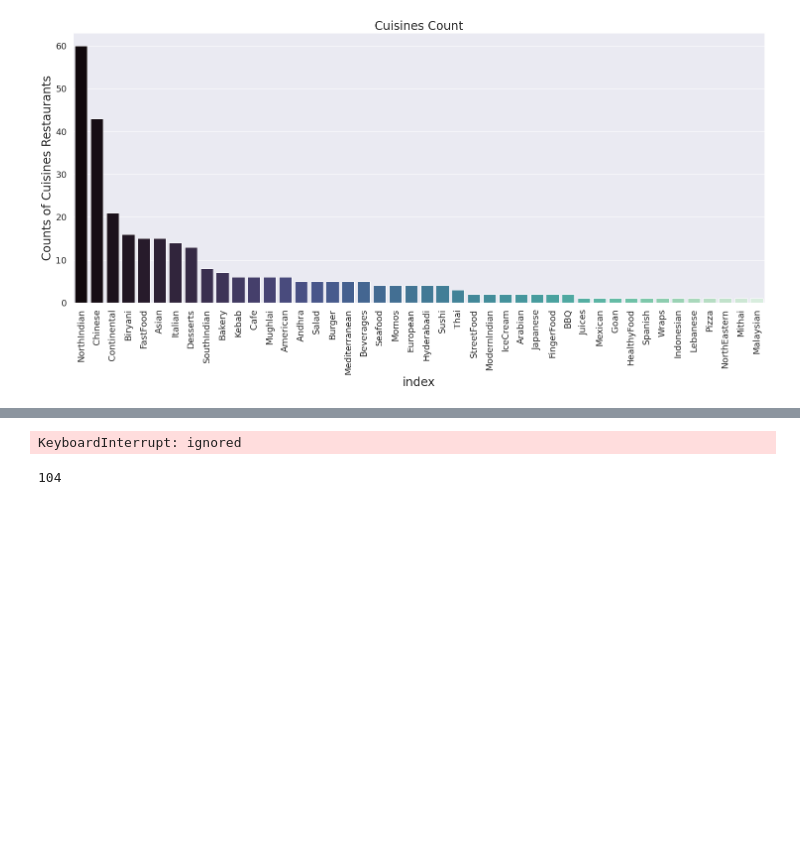
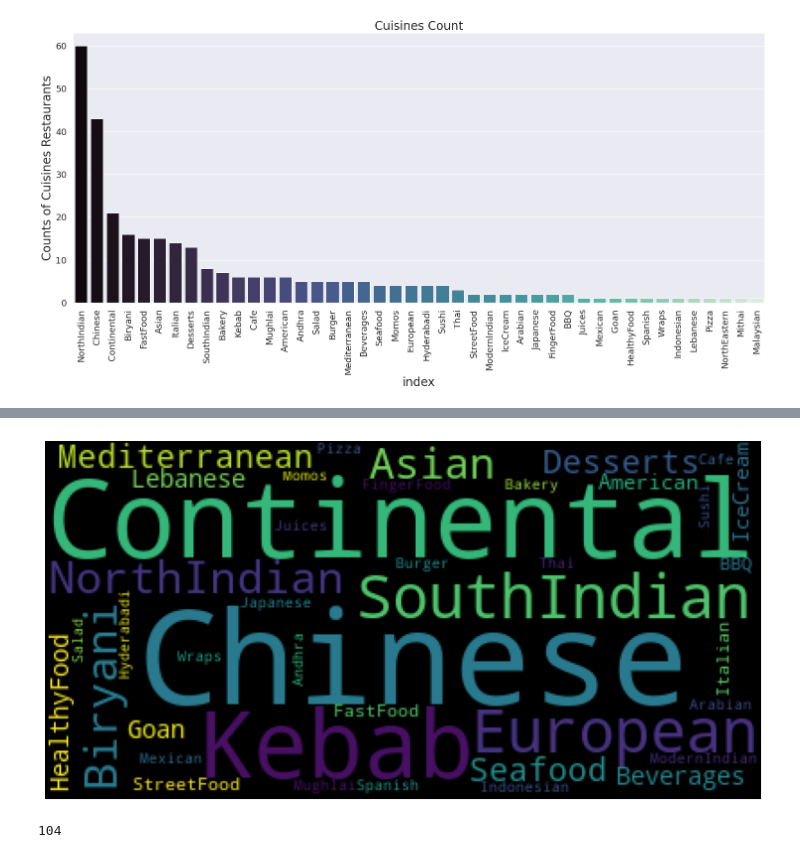
Before and after one commit to SethupathyM/Unsupervised_ML_Clustering_and_Sentiment_Analysis_Zomato_Restaurant, a Jupyter notebook: Zomato_Restaurant_Clustering_and_Sentiment_Analysis_.ipynb, the cells around one changed output, grey strips where cells are left out. Saved outputs shown, nothing was run; the diff lists cells and outputs as text; code cells hidden in the pictures; blank space fills up the shorter version.

```diff
--- a/Zomato_Restaurant_Clustering_and_Sentiment_Analysis_.ipynb
+++ b/Zomato_Restaurant_Clustering_and_Sentiment_Analysis_.ipynb
@@ -242,19 +243,18 @@ wordcloud.to_image()
 # %%
-from wordcloud import WordCloud, STOPWORDS
+# Most nominated from 'Cuisine' feature
 words_list = clusterlist.keys()
 strr = ' '
 for i in words_list:
-    strr = strr + i + ' '
+    strr=strr+i+' '
 
-wordcloud = WordCloud(width = 1400, height = 14000,background_color ='ivory',min_font_size = 12).generate(strr)
+wordcloud = WordCloud(contour_color='steelblue',min_font_size = 8).generate(strr)
 
 # plot the WordCloud image
-plt.figure(figsize = (8, 5), facecolor = None)
+plt.figure(figsize = (12, 5), facecolor = None)
 plt.imshow(wordcloud)
 plt.axis("off")
 plt.tight_layout(pad = 0)
-
 plt.show()
 # %% [output]
-KeyboardInterrupt: ignored
+[figure, added]
 # %%
```
Also changed, not shown: parts of 29 cells of this notebook.
